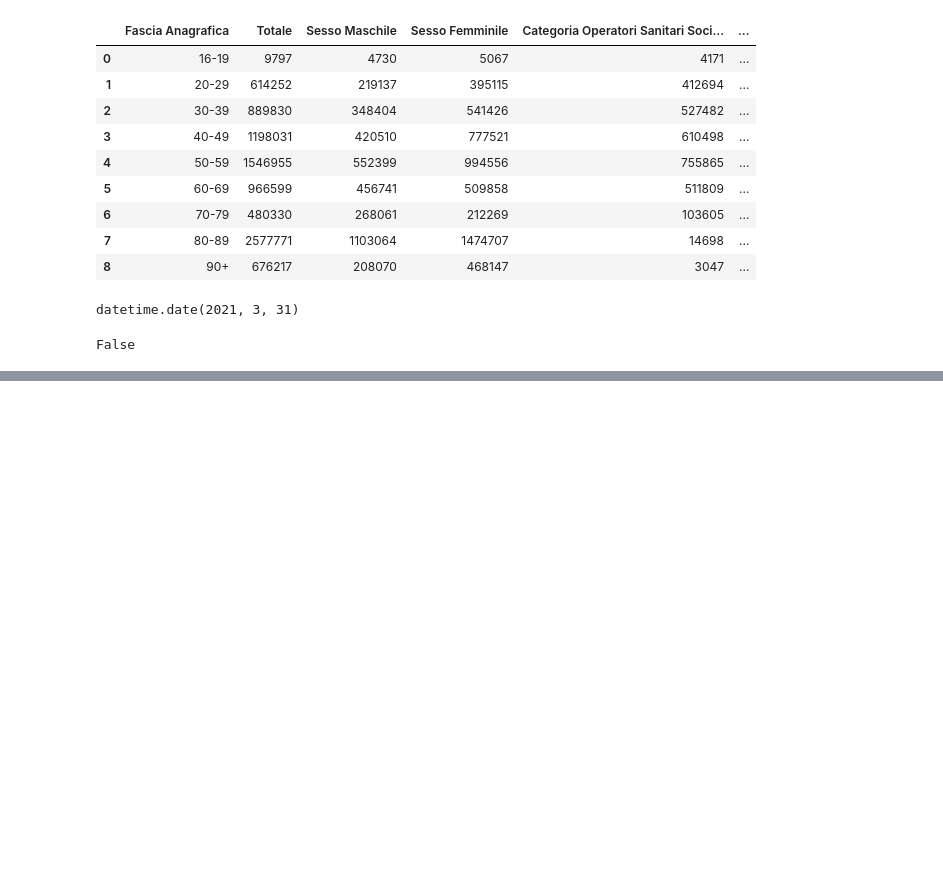
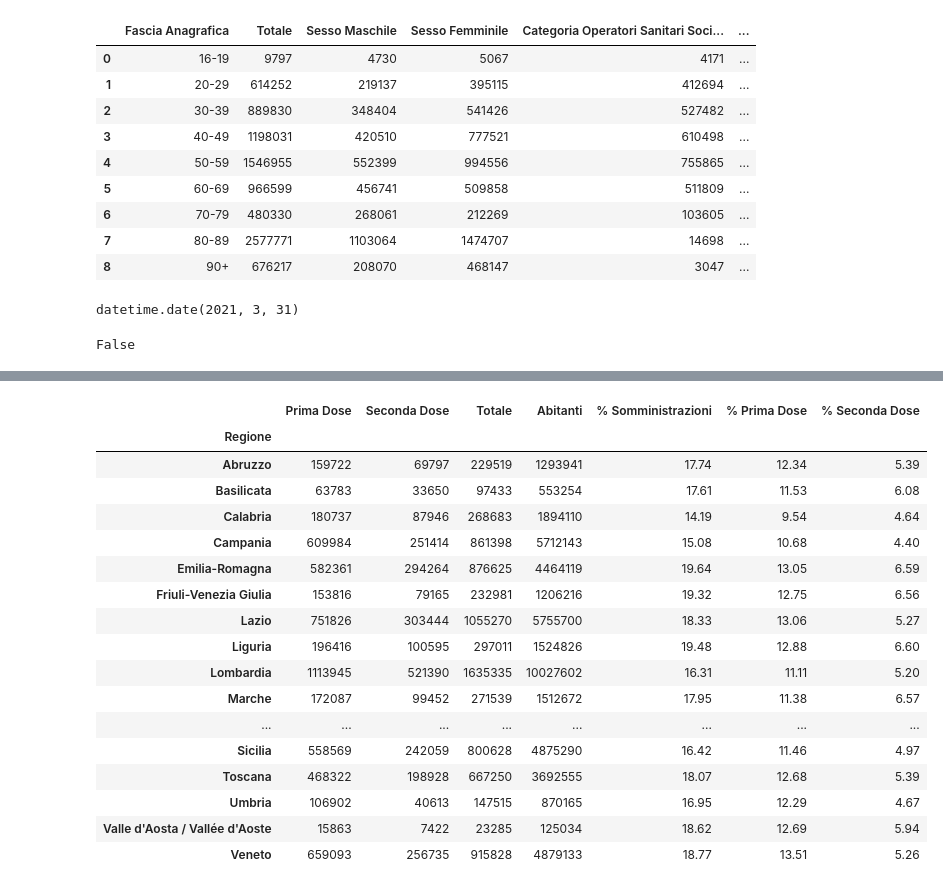
Before and after one commit to alessandrodemela/myCOVID19VaccineAnalysis, a Jupyter notebook: Playground.ipynb, the cells around one changed output, grey strips where cells are left out. Saved outputs shown, nothing was run; the diff lists cells and outputs as text; code cells hidden in the pictures; blank space fills up the shorter version.

```diff
--- a/Playground.ipynb
+++ b/Playground.ipynb
@@ -56,0 +105,21 @@ False
+# %%
+somministrazioniRegione
+# %% [output]
+|  | Prima Dose | Seconda Dose | Totale | Abitanti | % Somministrazioni | % Prima Dose | % Seconda Dose |
+| Regione |  |  |  |  |  |  |  |
+| Abruzzo | 159722 | 69797 | 229519 | 1293941 | 17.74 | 12.34 | 5.39 |
+| Basilicata | 63783 | 33650 | 97433 | 553254 | 17.61 | 11.53 | 6.08 |
+| Calabria | 180737 | 87946 | 268683 | 1894110 | 14.19 | 9.54 | 4.64 |
+| Campania | 609984 | 251414 | 861398 | 5712143 | 15.08 | 10.68 | 4.40 |
+| Emilia-Romagna | 582361 | 294264 | 876625 | 4464119 | 19.64 | 13.05 | 6.59 |
+| Friuli-Venezia Giulia | 153816 | 79165 | 232981 | 1206216 | 19.32 | 12.75 | 6.56 |
+| Lazio | 751826 | 303444 | 1055270 | 5755700 | 18.33 | 13.06 | 5.27 |
+| Liguria | 196416 | 100595 | 297011 | 1524826 | 19.48 | 12.88 | 6.60 |
+| Lombardia | 1113945 | 521390 | 1635335 | 10027602 | 16.31 | 11.11 | 5.20 |
+| Marche | 172087 | 99452 | 271539 | 1512672 | 17.95 | 11.38 | 6.57 |
+| ... | ... | ... | ... | ... | ... | ... | ... |
+| Sicilia | 558569 | 242059 | 800628 | 4875290 | 16.42 | 11.46 | 4.97 |
+| Toscana | 468322 | 198928 | 667250 | 3692555 | 18.07 | 12.68 | 5.39 |
+| Umbria | 106902 | 40613 | 147515 | 870165 | 16.95 | 12.29 | 4.67 |
+| Valle d'Aosta / Vallée d'Aoste | 15863 | 7422 | 23285 | 125034 | 18.62 | 12.69 | 5.94 |
+| Veneto | 659093 | 256735 | 915828 | 4879133 | 18.77 | 13.51 | 5.26 |
```
Also changed, not shown: parts of 8 cells of this notebook, 11 other files.
